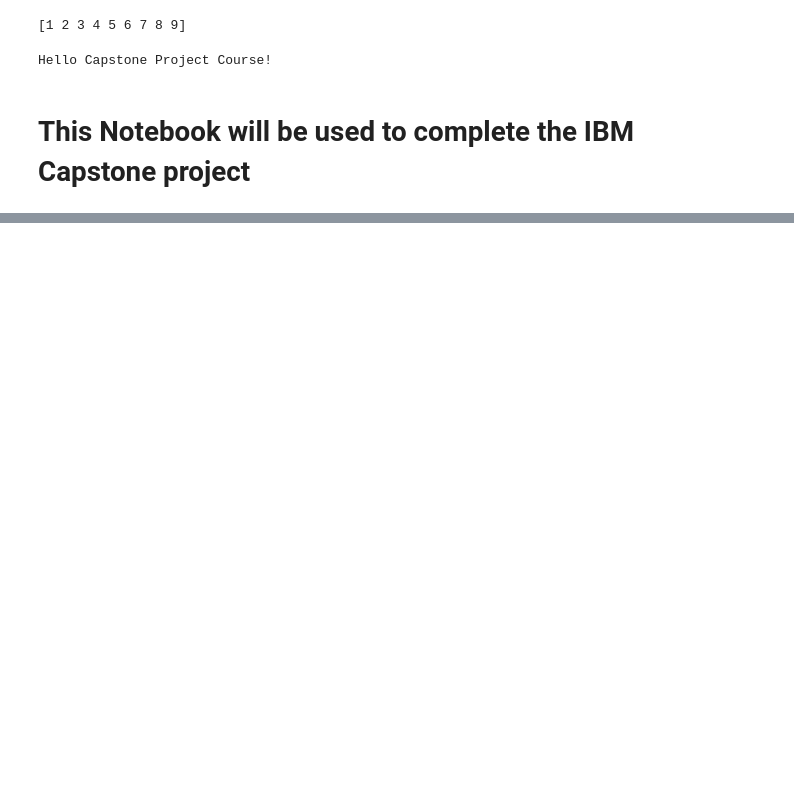
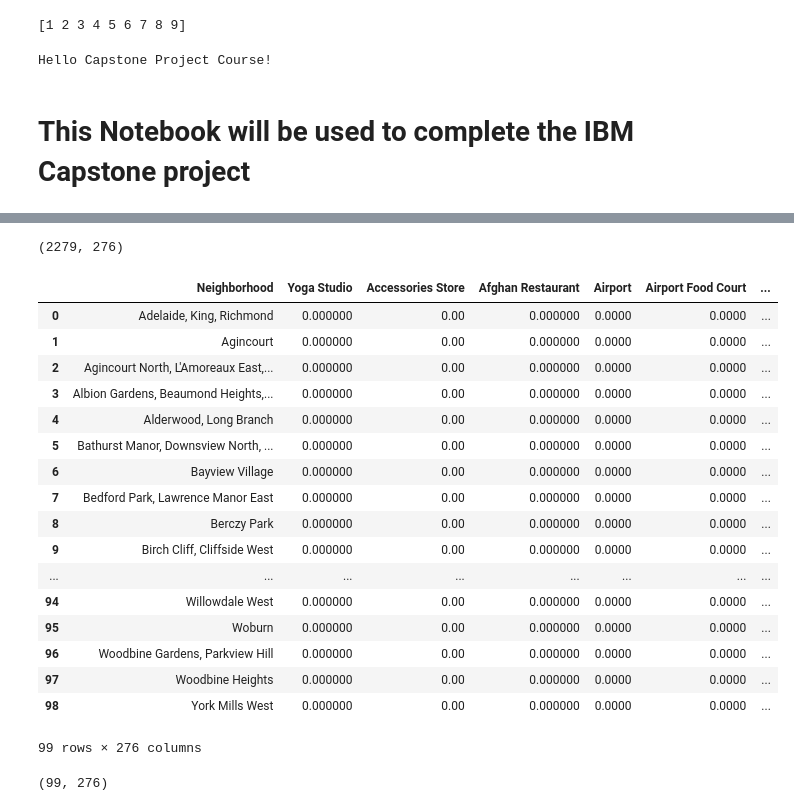
Before and after one commit to raoulkumar/IBM_Capstone, a Jupyter notebook: Capstone_notebook.ipynb, the cells around one changed output, grey strips where cells are left out. Saved outputs shown, nothing was run; the diff lists cells and outputs as text; code cells hidden in the pictures; blank space fills up the shorter version.

Commit message:
Published from Watson Studio.

```diff
--- a/Capstone_notebook.ipynb
+++ b/Capstone_notebook.ipynb
@@ -15,0 +219,8 @@ Hello Capstone Project Course!
+# %%
+CLIENT_ID = '5BEOIZX4NVVNZMPLFOG5COVRJSPOUXV15TTJK1GOOGL3ZDBM' # your Foursquare ID
+CLIENT_SECRET = '1KAIQW41MA2Z3JZBPIJUY1JEY4IT0R2CLPFNE4D0VBF4RCOM' # your Foursquare Secret
+VERSION = '20180605' # Foursquare API version
+
+print('Your credentails:')
+print('CLIENT_ID: ' + CLIENT_ID)
+print('CLIENT_SECRET:' + CLIENT_SECRET)
@@ -15,0 +231,3 @@ Hello Capstone Project Course!
+# %%
+LIMIT = 100
+radius = 500
@@ -15,0 +285,5 @@ Hello Capstone Project Course!
+# %%
+tor_venues = getNearbyVenues(names=tor_data['Neighbourhood'],
+                                   latitudes=tor_data['Latitude'],
+                                   longitudes=tor_data['Longitude']
+                                  )
@@ -15,0 +345,12 @@ Hello Capstone Project Course!
+# %%
+# one hot encoding
+tor_onehot = pd.get_dummies(tor_venues[['Venue Category']], prefix="", prefix_sep="")
+
+# add neighborhood column back to dataframe
+tor_onehot['Neighborhood'] = tor_venues['Neighborhood']
+
+# move neighborhood column to the first column
+fixed_columns = [tor_onehot.columns[-1]] + list(tor_onehot.columns[:-1])
+tor_onehot = tor_onehot[fixed_columns]
+
+tor_onehot.columns
@@ -15,0 +366,30 @@ Hello Capstone Project Course!
+# %%
+tor_onehot.shape
+# %% [output]
+(2279, 276)
+# %%
+tor_grouped = tor_onehot.groupby('Neighborhood').mean().reset_index()
+tor_grouped
+# %% [output]
+|  | Neighborhood | Yoga Studio | Accessories Store | Afghan Restaurant | Airport | Airport Food Court | ... |
+| 0 | Adelaide, King, Richmond | 0.000000 | 0.00 | 0.000000 | 0.0000 | 0.0000 | ... |
+| 1 | Agincourt | 0.000000 | 0.00 | 0.000000 | 0.0000 | 0.0000 | ... |
+| 2 | Agincourt North, L'Amoreaux East,... | 0.000000 | 0.00 | 0.000000 | 0.0000 | 0.0000 | ... |
+| 3 | Albion Gardens, Beaumond Heights,... | 0.000000 | 0.00 | 0.000000 | 0.0000 | 0.0000 | ... |
+| 4 | Alderwood, Long Branch | 0.000000 | 0.00 | 0.000000 | 0.0000 | 0.0000 | ... |
+| 5 | Bathurst Manor, Downsview North, ... | 0.000000 | 0.00 | 0.000000 | 0.0000 | 0.0000 | ... |
+| 6 | Bayview Village | 0.000000 | 0.00 | 0.000000 | 0.0000 | 0.0000 | ... |
+| 7 | Bedford Park, Lawrence Manor East | 0.000000 | 0.00 | 0.000000 | 0.0000 | 0.0000 | ... |
+| 8 | Berczy Park | 0.000000 | 0.00 | 0.000000 | 0.0000 | 0.0000 | ... |
+| 9 | Birch Cliff, Cliffside West | 0.000000 | 0.00 | 0.000000 | 0.0000 | 0.0000 | ... |
+| ... | ... | ... | ... | ... | ... | ... | ... |
+| 94 | Willowdale West | 0.000000 | 0.00 | 0.000000 | 0.0000 | 0.0000 | ... |
+| 95 | Woburn | 0.000000 | 0.00 | 0.000000 | 0.0000 | 0.0000 | ... |
+| 96 | Woodbine Gardens, Parkview Hill | 0.000000 | 0.00 | 0.000000 | 0.0000 | 0.0000 | ... |
+| 97 | Woodbine Heights | 0.000000 | 0.00 | 0.000000 | 0.0000 | 0.0000 | ... |
+| 98 | York Mills West | 0.000000 | 0.00 | 0.000000 | 0.0000 | 0.0000 | ... |
+99 rows × 276 columns
+# %%
+tor_grouped.shape
+# %% [output]
+(99, 276)
```
Also changed, not shown: parts of 40 cells of this notebook.
